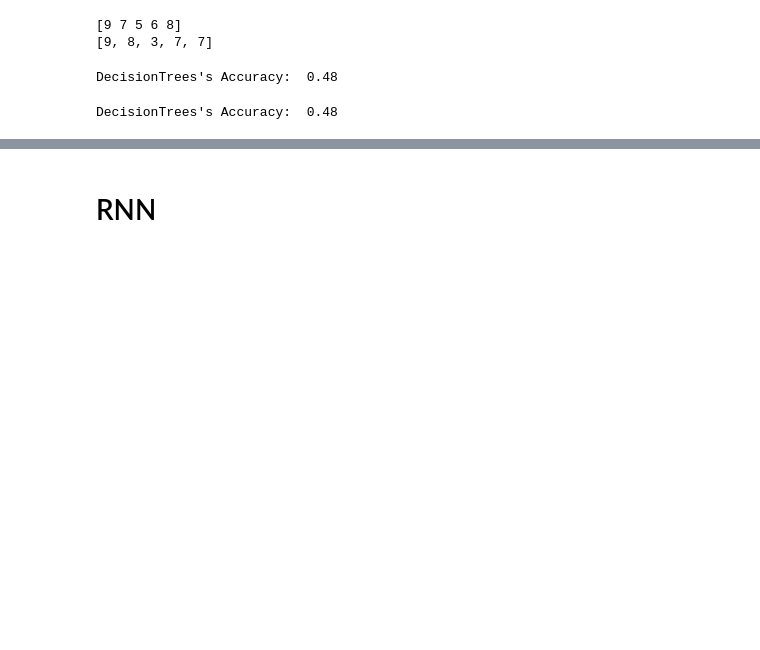
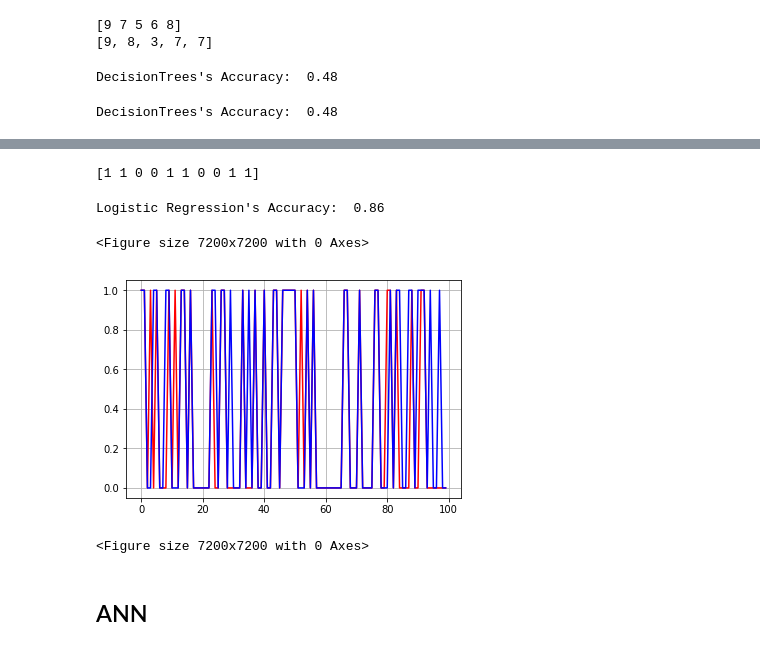
Before and after one commit to 18abhinavkumar/graduate-admissions-algos, a Jupyter notebook: Grad Admissions - Exploration and Prediction.ipynb, the cells around one changed output, grey strips where cells are left out. Cells and saved outputs as stored; diff of their text form; code cells hidden in the pictures; blank space fills up the shorter version.

```diff
--- a/Grad Admissions - Exploration and Prediction.ipynb
+++ b/Grad Admissions - Exploration and Prediction.ipynb
@@ -329,2 +362,48 @@ DecisionTrees's Accuracy:  0.48
+# %%
+#Converting the predictive variable to binary 0 or 1
+logy_train = []
+logy_test = []
+for i in range(0, len(y_train)):
+    if y_train[i] >= 0.75:
+        logy_train.append(1)
+    else:
+        logy_train.append(0)
+logy_train = np.array(logy_train)
+
+for i in range(0, len(y_test)):
+    if y_test[i] >= 0.75:
+        logy_test.append(1)
+    else:
+        logy_test.append(0)
+logy_test = np.array(logy_test)
+
+#print(logy_train[:10], y_train[:10])
+# %%
+log_x = x_train
+logReg = LogisticRegression()
+a = logReg.fit(log_x, logy_train)
+# %%
+y_hat = logReg.predict(x_test)
+print(y_hat[:10])
+# %% [output]
+[1 1 0 0 1 1 0 0 1 1]
+# %%
+sum = 0
+for i in range(0, len(y_hat)):
+    if y_hat[i] == logy_test[i]:
+        sum+=1
+print("Logistic Regression's Accuracy: ", sum/100)
+# %% [output]
+Logistic Regression's Accuracy:  0.86
+# %%
+#Plotting predicted values alongside actual values
+
+plt.plot(logy_test, 'r', y_hat, 'b')
+plt.grid()
+plt.figure(figsize=(100,100))
+# %% [output]
+<Figure size 7200x7200 with 0 Axes>
+[figure, added]
+<Figure size 7200x7200 with 0 Axes>
 # %% [markdown]
-# RNN
+## ANN
```
Also changed, not shown: parts of 18 cells of this notebook.
